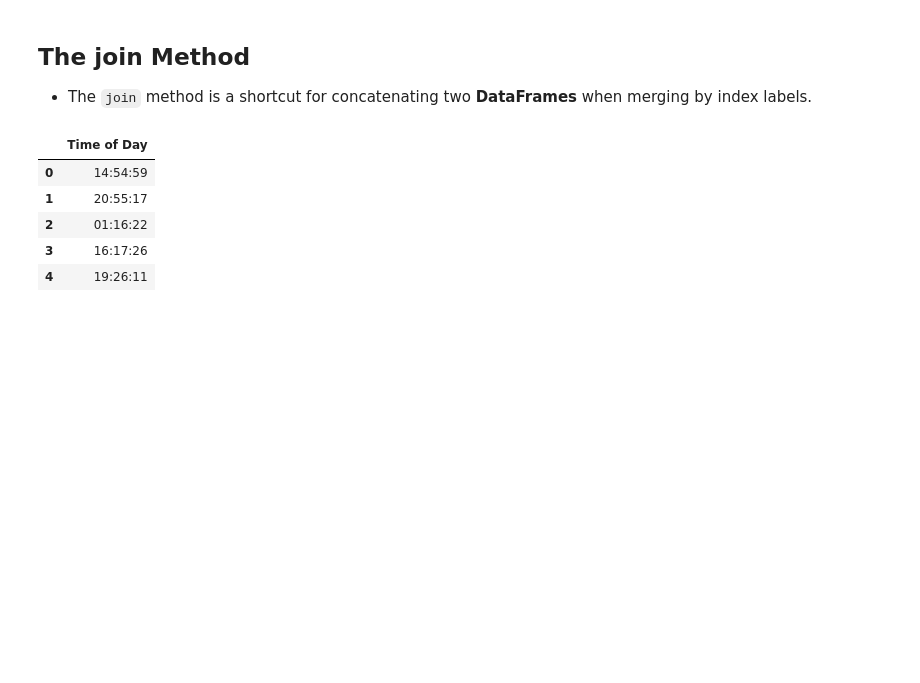
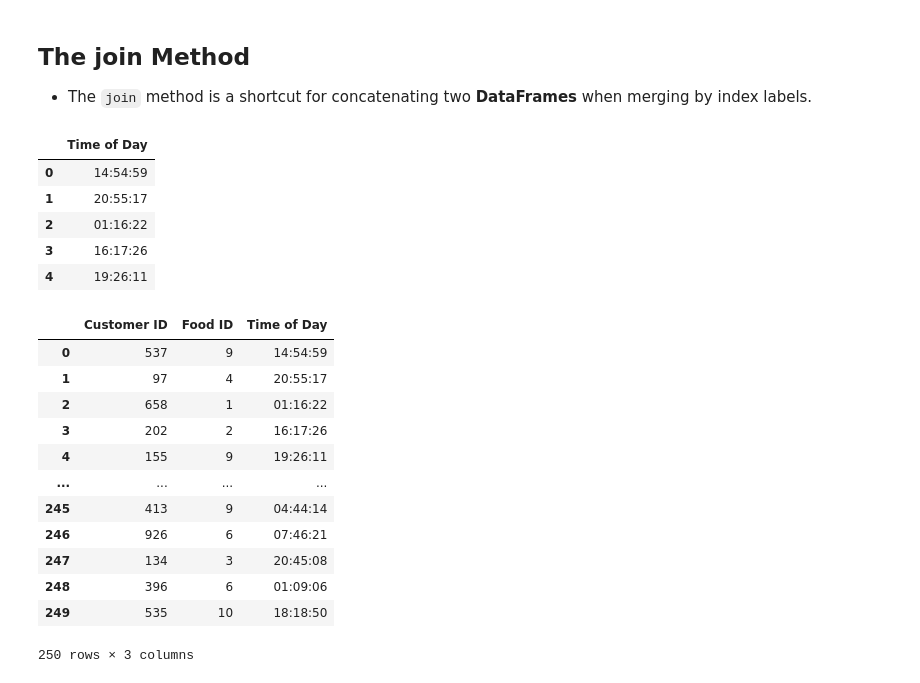
Before and after one commit to bocongamco/jupyter_learning, a Jupyter notebook: 10 - Merging DataFrames.ipynb, the cells around one changed output. Drawn from its saved outputs; the diff is of its cells as text; code cells hidden in the pictures; blank space fills up the shorter version.

Commit message:
date time reviewing

```diff
--- a/10 - Merging DataFrames.ipynb
+++ b/10 - Merging DataFrames.ipynb
@@ -330,4 +330,18 @@ times.head()
 | 3 | 16:17:26 |
 | 4 | 19:26:11 |
 # %%
-week1.merge(times,how="")
+week1.merge(times,how="left",left_index=True,right_index=True)
+# %% [output]
+|  | Customer ID | Food ID | Time of Day |
+| 0 | 537 | 9 | 14:54:59 |
+| 1 | 97 | 4 | 20:55:17 |
+| 2 | 658 | 1 | 01:16:22 |
+| 3 | 202 | 2 | 16:17:26 |
+| 4 | 155 | 9 | 19:26:11 |
+| ... | ... | ... | ... |
+| 245 | 413 | 9 | 04:44:14 |
+| 246 | 926 | 6 | 07:46:21 |
+| 247 | 134 | 3 | 20:45:08 |
+| 248 | 396 | 6 | 01:09:06 |
+| 249 | 535 | 10 | 18:18:50 |
+250 rows × 3 columns
```
Also changed, not shown: parts of 1 cell of this notebook.
